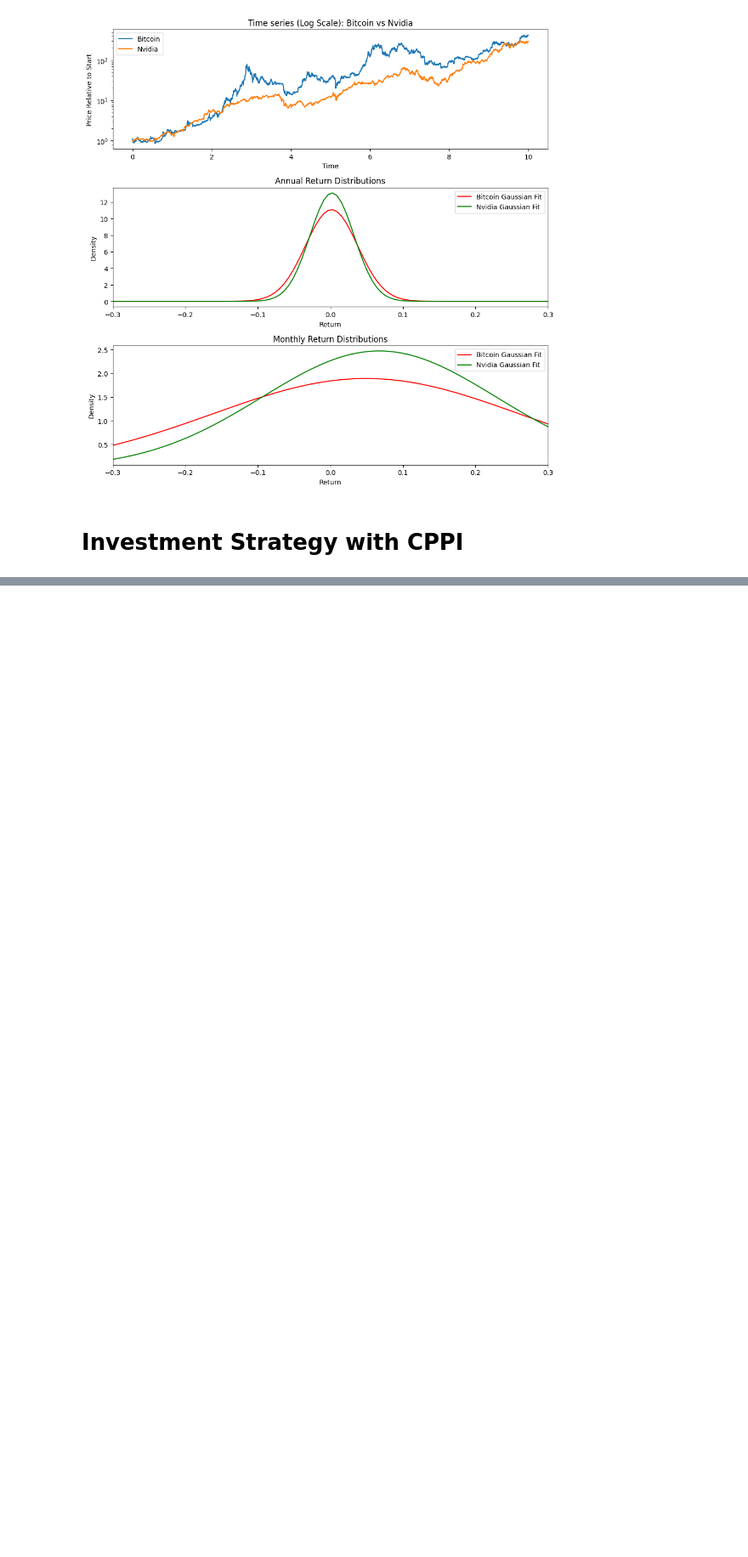
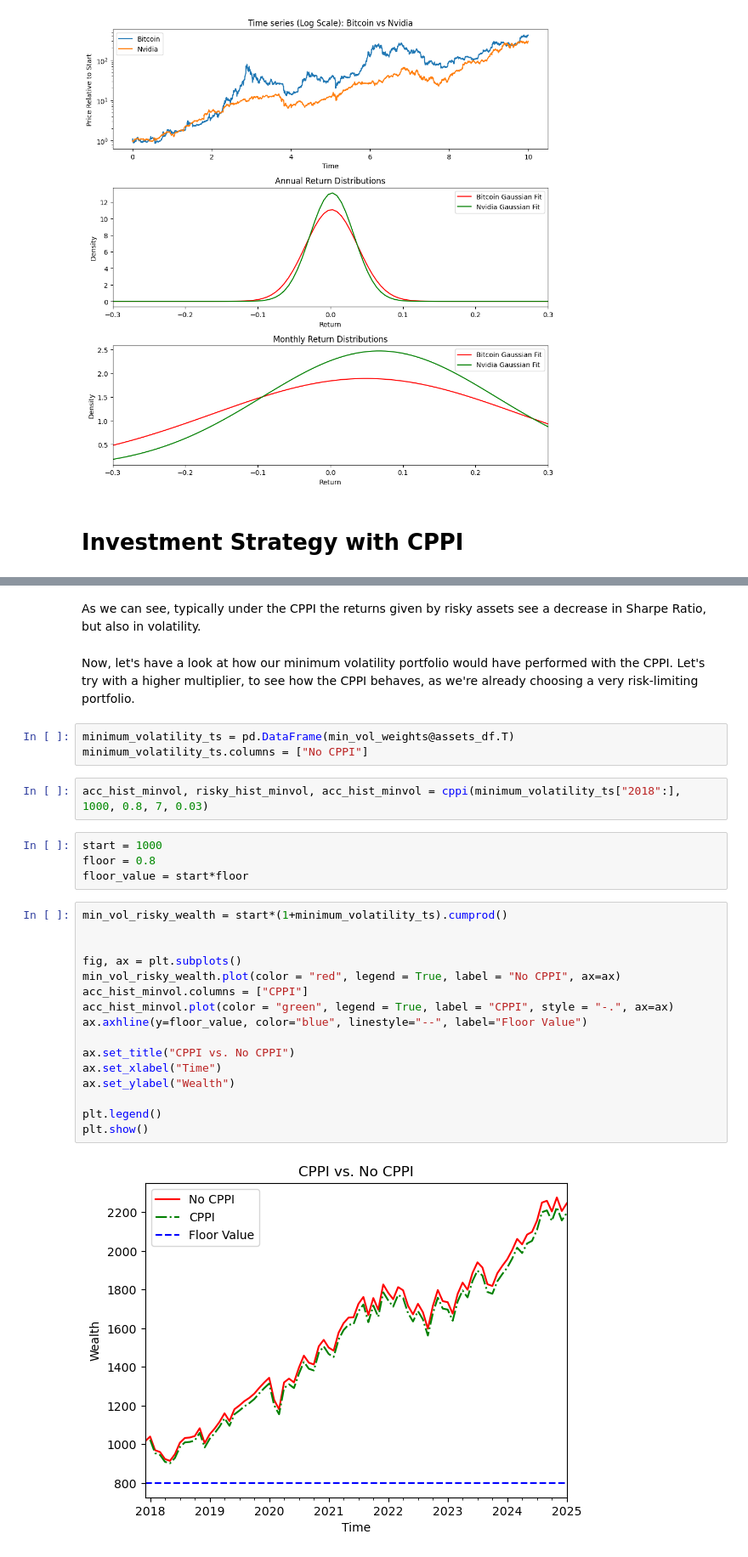
Before and after one commit to SaverioPCapra/University-Homeworks-Projects, a Jupyter notebook: Python Project/python_project.ipynb, the cells around one changed output, grey strips where cells are left out. Shown: that part at 85% size. Drawn from its saved outputs; the diff is of its cells as text; blank space fills up the shorter version.

```diff
--- a/Python Project/python_project.ipynb
+++ b/Python Project/python_project.ipynb
@@ -679,0 +719,32 @@ get_comparative_stats(account_history)
+# %% [markdown]
+As we can see, typically under the CPPI the returns given by risky assets see a decrease in Sharpe Ratio, but also in volatility.
+# %% [markdown]
+Now, let's have a look at how our minimum volatility portfolio would have performed with the CPPI.
+Let's try with a higher multiplier, to see how the CPPI behaves, as we're already choosing a very risk-limiting portfolio.
+# %%
+minimum_volatility_ts = pd.DataFrame(min_vol_weights@assets_df.T)
+minimum_volatility_ts.columns = ["No CPPI"]
+# %%
+acc_hist_minvol, risky_hist_minvol, acc_hist_minvol = cppi(minimum_volatility_ts["2018":], 1000, 0.8, 7, 0.03)
+# %%
+start = 1000
+floor = 0.8
+floor_value = start*floor
+# %%
+min_vol_risky_wealth = start*(1+minimum_volatility_ts).cumprod()
+
+
+fig, ax = plt.subplots()
+min_vol_risky_wealth.plot(color = "red", legend = True, label = "No CPPI", ax=ax)
+acc_hist_minvol.columns = ["CPPI"]
+acc_hist_minvol.plot(color = "green", legend = True, label = "CPPI", style = "-.", ax=ax)
+ax.axhline(y=floor_value, color="blue", linestyle="--", label="Floor Value")
+
+ax.set_title("CPPI vs. No CPPI")
+ax.set_xlabel("Time")
+ax.set_ylabel("Wealth")
+
+plt.legend()
+plt.show()
+# %% [output]
+[figure, added]
```
Also changed, not shown: parts of 13 cells of this notebook.
